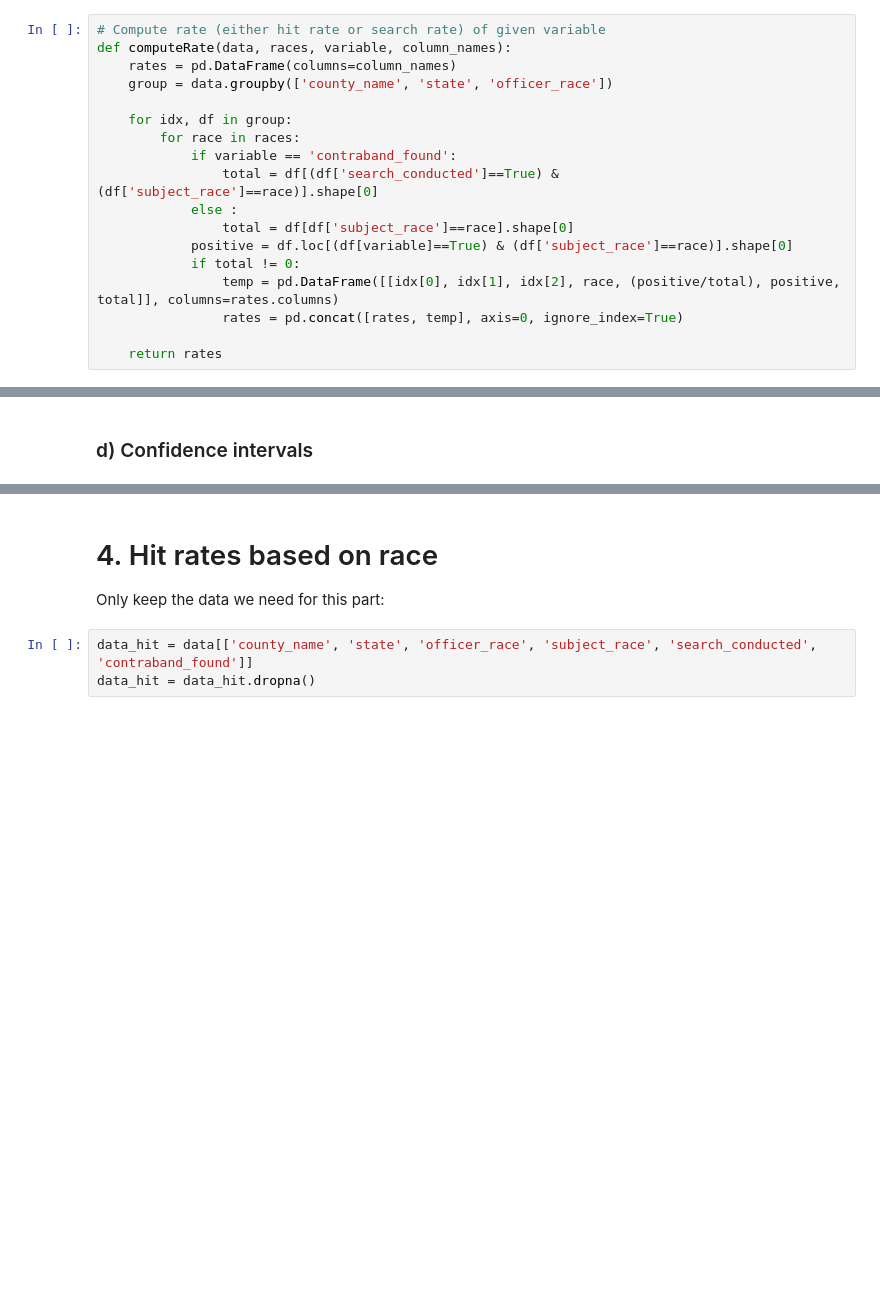
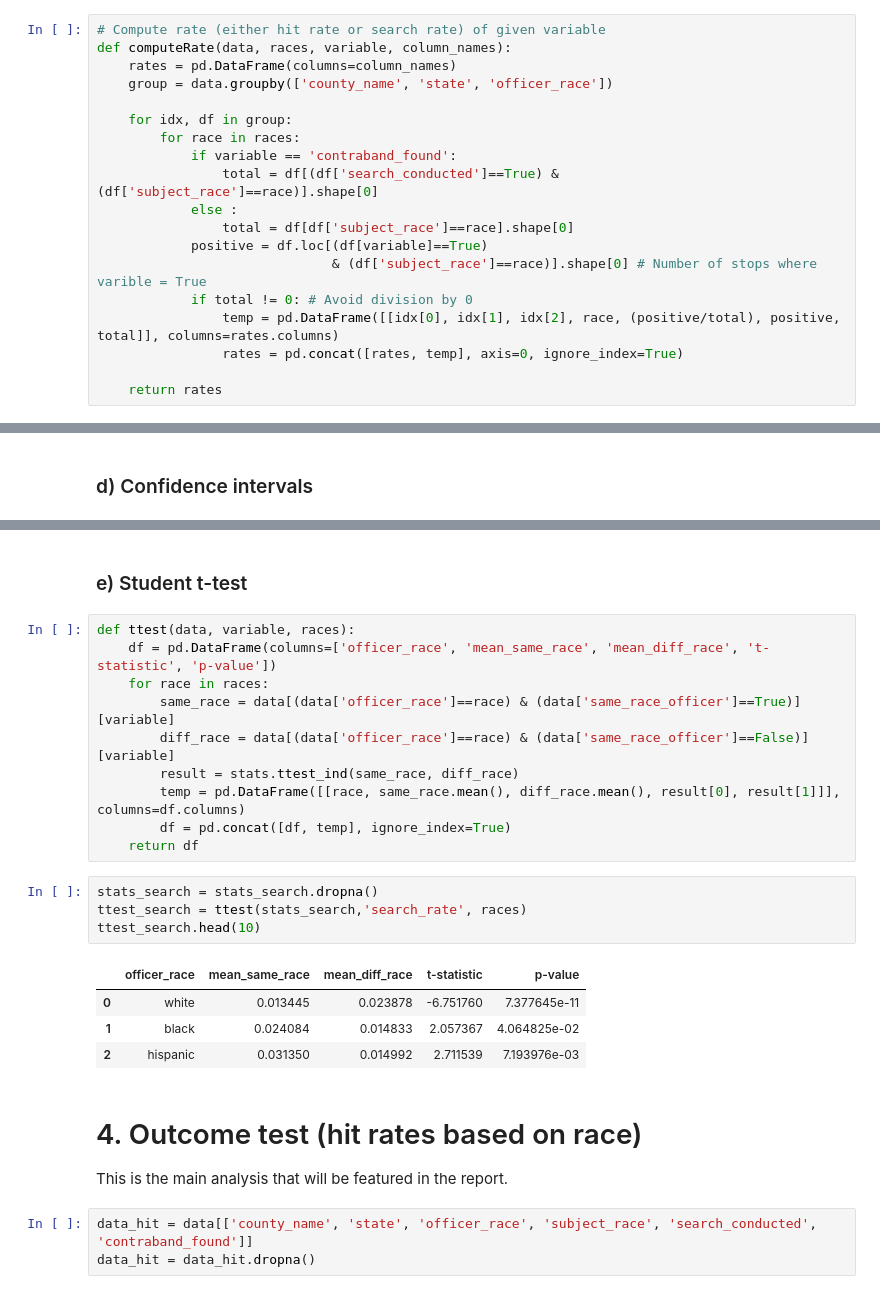
Before and after one commit to epfl-ada/ada-2020-project-milestone-p3-p3_adahn, a Jupyter notebook: extension.ipynb, the cells around one changed output, grey strips where cells are left out. Cells and saved outputs as stored; diff of their text form; blank space fills up the shorter version.

Commit message:
final outcome test

```diff
--- a/extension.ipynb
+++ b/extension.ipynb
@@ -662,8 +672,9 @@ def computeRate(data, races, variable, column_names):
                 total = df[(df['search_conducted']==True) & (df['subject_race']==race)].shape[0]
             else :
                 total = df[df['subject_race']==race].shape[0]
-            positive = df.loc[(df[variable]==True) & (df['subject_race']==race)].shape[0]
-            if total != 0:
+            positive = df.loc[(df[variable]==True)
+                              & (df['subject_race']==race)].shape[0] # Number of stops where varible = True
+            if total != 0: # Avoid division by 0
                 temp = pd.DataFrame([[idx[0], idx[1], idx[2], race, (positive/total), positive, total]], columns=rates.columns)
                 rates = pd.concat([rates, temp], axis=0, ignore_index=True)
 
@@ -765,7 +815,28 @@ ci_search.head(10)
-# %% [markdown]
-# 4. Hit rates based on race
-
-Only keep the data we need for this part:
+# %% [markdown]
+### e) Student t-test
+# %%
+def ttest(data, variable, races):
+    df = pd.DataFrame(columns=['officer_race', 'mean_same_race', 'mean_diff_race', 't-statistic', 'p-value'])
+    for race in races:
+        same_race = data[(data['officer_race']==race) & (data['same_race_officer']==True)][variable]
+        diff_race = data[(data['officer_race']==race) & (data['same_race_officer']==False)][variable]
+        result = stats.ttest_ind(same_race, diff_race)
+        temp = pd.DataFrame([[race, same_race.mean(), diff_race.mean(), result[0], result[1]]], columns=df.columns)
+        df = pd.concat([df, temp], ignore_index=True)
+    return df
+# %%
+stats_search = stats_search.dropna()
+ttest_search = ttest(stats_search,'search_rate', races)
+ttest_search.head(10)
+# %% [output]
+|  | officer_race | mean_same_race | mean_diff_race | t-statistic | p-value |
+| 0 | white | 0.013445 | 0.023878 | -6.751760 | 7.377645e-11 |
+| 1 | black | 0.024084 | 0.014833 | 2.057367 | 4.064825e-02 |
+| 2 | hispanic | 0.031350 | 0.014992 | 2.711539 | 7.193976e-03 |
+# %% [markdown]
+# 4. Outcome test (hit rates based on race)
+
+This is the main analysis that will be featured in the report.
 # %%
 data_hit = data[['county_name', 'state', 'officer_race', 'subject_race', 'search_conducted', 'contraband_found']]
 data_hit = data_hit.dropna()
```
Also changed, not shown: parts of 30 cells of this notebook.
